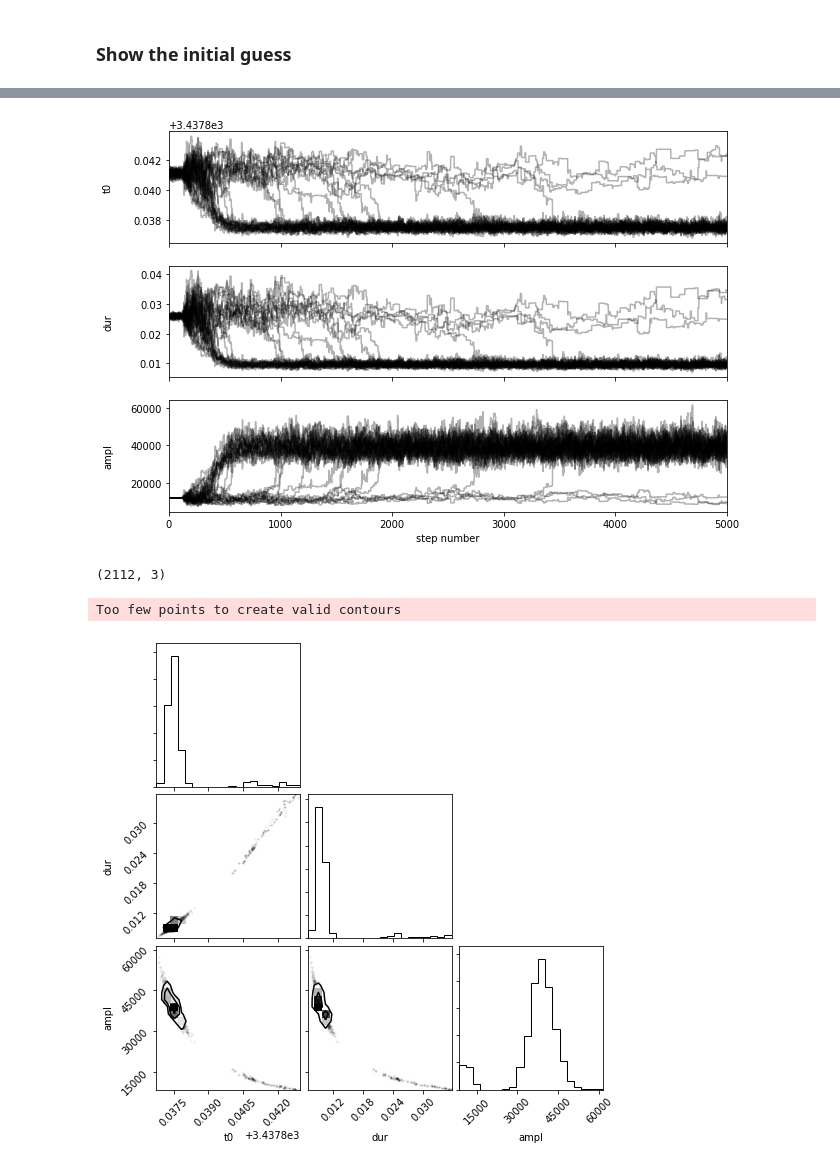
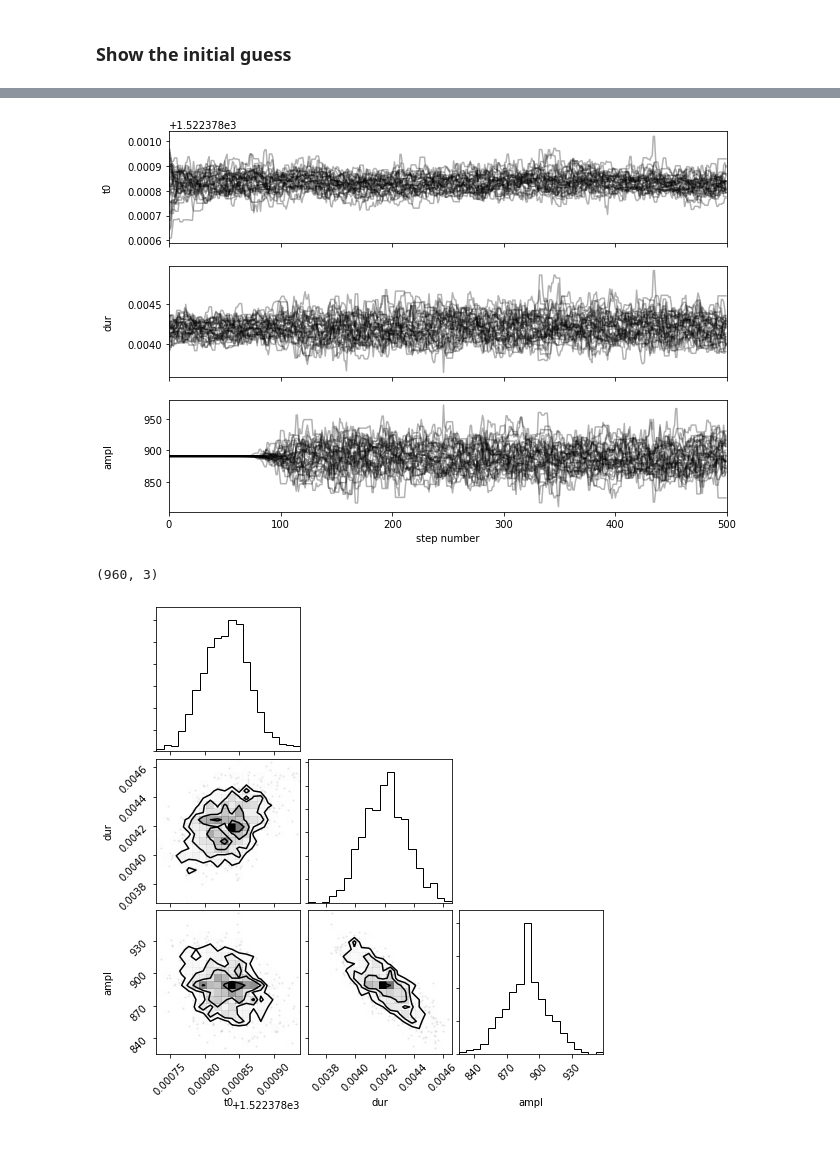
Before and after one commit to ekaterinailin/MalachiteMountains, a Jupyter notebook: analysis/notebooks/NB4_flare_fit_to_data.ipynb, the cells around one changed output, grey strips where cells are left out. Saved outputs shown, nothing was run; the diff lists cells and outputs as text; code cells hidden in the pictures.

Commit message:
Restructured notebooks. MCMC on real data.

```diff
--- a/analysis/notebooks/NB4_flare_fit_to_data.ipynb
+++ b/analysis/notebooks/NB4_flare_fit_to_data.ipynb
@@ -41,5 +42,5 @@ lcs
 6 rows × 28 columns
 # %%
-target = lcs.loc[4]
+target = lcs.loc[5]
 target
 # %% [output]
@@ -65,5 +66,5 @@ Name: 4, dtype: object
 # %%
 flck = fetch_lightcurve(target)
 
-t, sflux, model, period = remove_sinusoidal(target, plot=True, save=False)
+t, sflux, model, period = remove_sinusoidal(target, plot=True, save=True)
 # %% [output]
@@ -87,7 +94,8 @@ flc = flc[i0:i1]
 plt.figure(figsize=(8,6))
 plt.plot(flc.time, flc.flux)
 #a=[(0,151),(210,235),(280,310),(500,1000)]#44984200
-a= [(4,9),(15,18),(23,200)]#212035340
+#a= [(4,9),(15,18),(23,200)]#212035340
+a= [(0,400)]#212035340
 #a = [(0,100),(400,500),(910,3200)]#100004076
 #a = [(0,120),(235,800)] #237880881
 #a=[(0,130),(140,150),(190,210),(330,360),(480,520),(630,660)] #277539431
@@ -219,12 +232,12 @@ ampl = 11900.952
 # %%
 import emcee
 
-pos = soln.x + 1e-4 * np.random.randn(32, 3)
+pos = np.array([t0_ml, dur_ml, ampl_ml]) + 1e-4 * np.random.randn(32, 3)
 #pos = initial + 1e-4 * np.random.randn(32, 3)
 nwalkers, ndim = pos.shape
 
 sampler = emcee.EnsembleSampler(nwalkers, ndim, log_probability, args=(time, flux, flux_err, median))
-sampler.run_mcmc(pos, 5000, progress=True);
+sampler.run_mcmc(pos, 500, progress=True);
 # %%
 fig, axes = plt.subplots(3, figsize=(10, 7), sharex=True)
 samples = sampler.get_chain()
@@ -238,16 +251,15 @@ for i in range(ndim):
 
 axes[-1].set_xlabel("step number");
 # %% [output]
-[figure, old version]
+[figure, new version]
 # %%
 import corner
-flat_samples = sampler.get_chain(discard=4000, thin=15, flat=True)
+flat_samples = sampler.get_chain(discard=40, thin=15, flat=True)
 print(flat_samples.shape)
 fig = corner.corner(flat_samples, labels=labels, truths=[t0i,duri,ampli]);
 # %% [output]
-(2112, 3)
+(960, 3)
-Too few points to create valid contours
-[figure, old version]
+[figure, new version]
 # %%
 inds = np.random.randint(len(flat_samples), size=300)
 plt.figure(figsize=(10,8))
```
Also changed, not shown: parts of 13 cells of this notebook, 6 other files.
